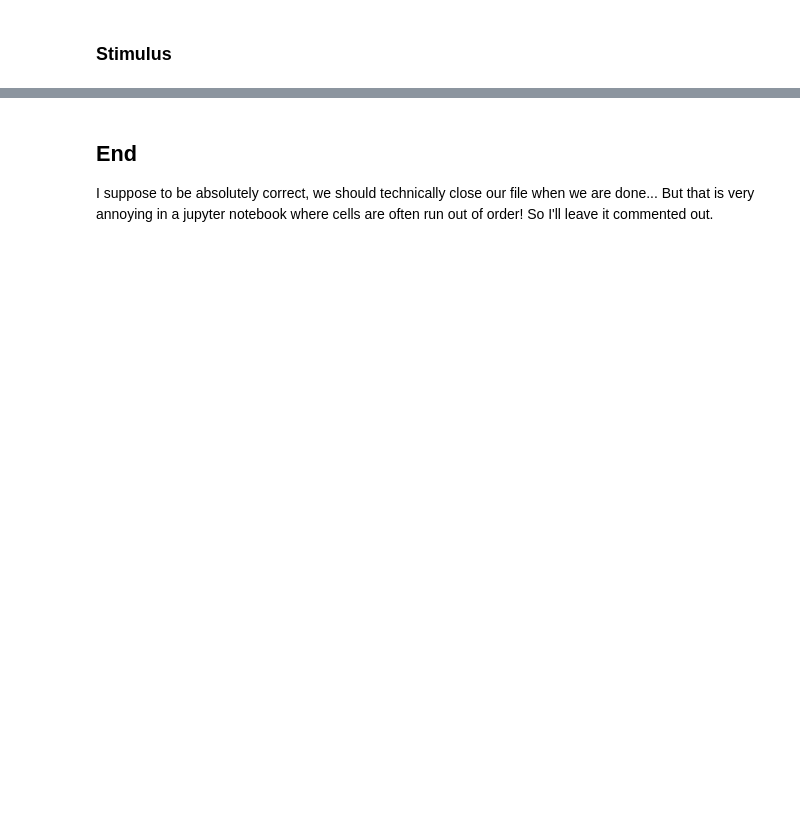
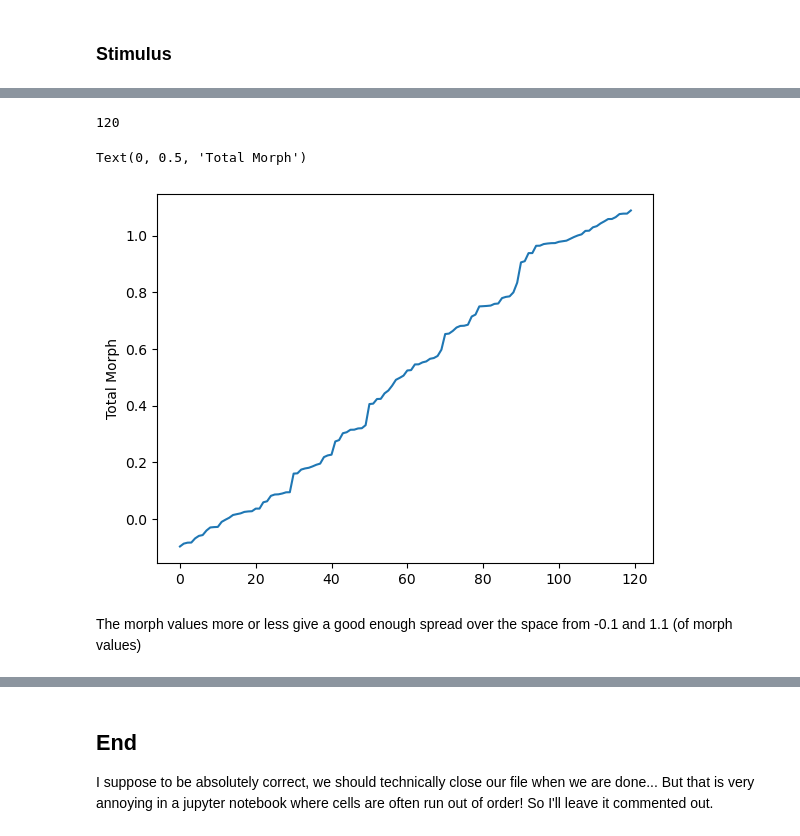
Before and after one commit to tarek-soubra/place-cell-project, a Jupyter notebook: explore.ipynb, the cells around one changed output, grey strips where cells are left out. Drawn from its saved outputs; the diff is of its cells as text; code cells hidden in the pictures; blank space fills up the shorter version.

```diff
--- a/explore.ipynb
+++ b/explore.ipynb
@@ -193,0 +252,15 @@ ax[-1].set_xlabel("Frames");
+# %%
+# How many unique values do we have for the total morph?
+uniqueVals, uniqueIndices, uniqueInv, uniqueCounts = np.unique(totalMorph, True, True, True)
+uniqueVals = uniqueVals[1:]
+uniqueIndices = uniqueIndices[1:]
+uniqueCounts = uniqueCounts[1:]
+print(np.size(uniqueIndices))
+plt.plot(uniqueVals)
+plt.ylabel("Total Morph")
+# %% [output]
+120
+Text(0, 0.5, 'Total Morph')
+[figure, added]
+# %% [markdown]
+The morph values more or less give a good enough spread over the space from -0.1 and 1.1 (of morph values)
```
Also changed, not shown: parts of 30 cells of this notebook.
